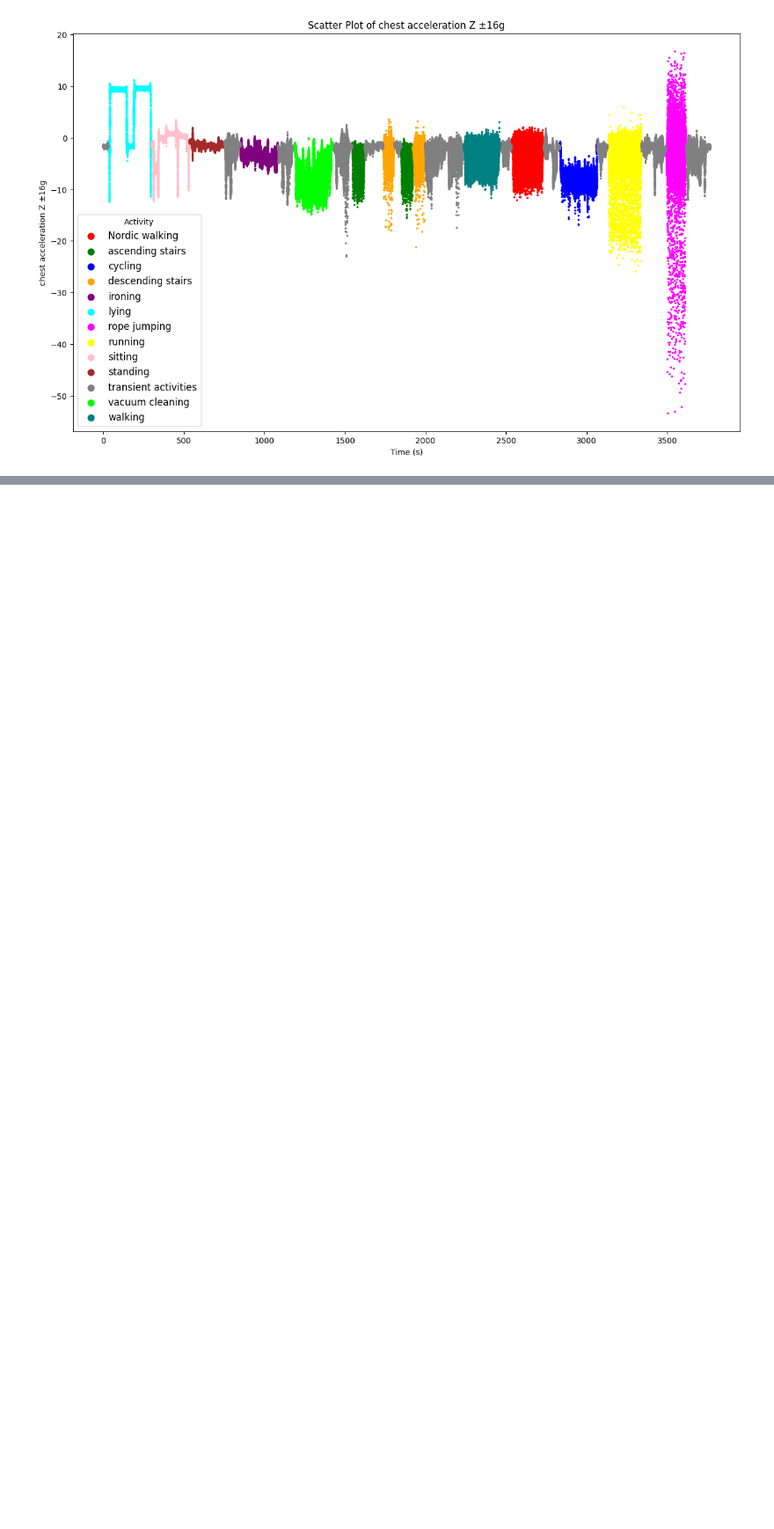
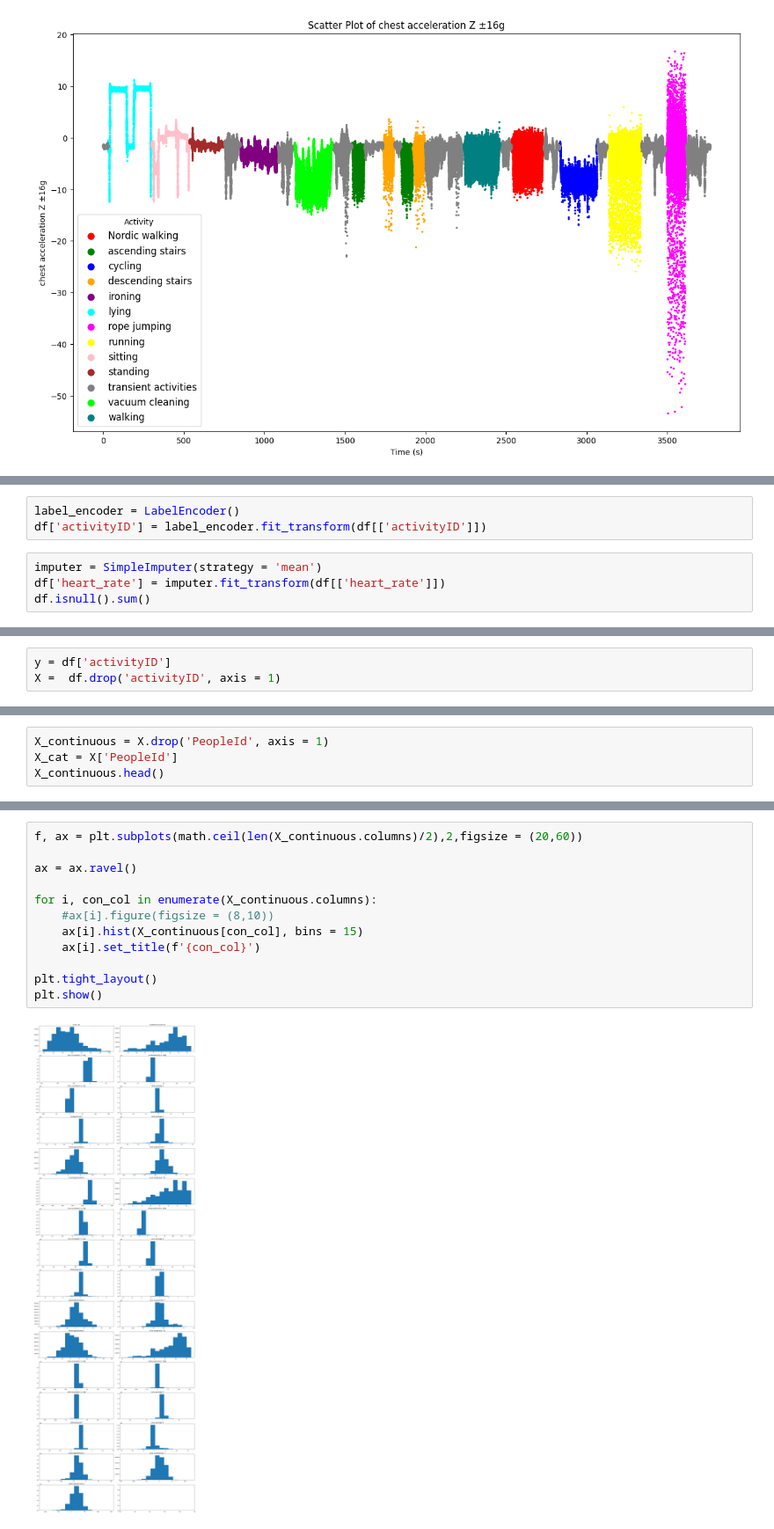
Before and after one commit to EdinsonSerrano1994/Pred_G13, a Jupyter notebook: Trabajo_Final.ipynb, the cells around one changed output, grey strips where cells are left out. Shown at 88% size. Saved outputs shown, nothing was run; the diff lists cells and outputs as text; blank space fills up the shorter version.

```diff
--- a/Trabajo_Final.ipynb
+++ b/Trabajo_Final.ipynb
@@ -160,0 +172,7 @@ for feature in features:
+# %%
+label_encoder = LabelEncoder()
+df['activityID'] = label_encoder.fit_transform(df[['activityID']])
+# %%
+imputer = SimpleImputer(strategy = 'mean')
+df['heart_rate'] = imputer.fit_transform(df[['heart_rate']])
+df.isnull().sum()
@@ -160,0 +197,3 @@ for feature in features:
+# %%
+y = df['activityID']
+X =  df.drop('activityID', axis = 1)
@@ -160,0 +259,4 @@ for feature in features:
+# %%
+X_continuous = X.drop('PeopleId', axis = 1)
+X_cat = X['PeopleId']
+X_continuous.head()
@@ -160,0 +271,14 @@ for feature in features:
+# %%
+f, ax = plt.subplots(math.ceil(len(X_continuous.columns)/2),2,figsize = (20,60))
+
+ax = ax.ravel()
+
+for i, con_col in enumerate(X_continuous.columns):
+    #ax[i].figure(figsize = (8,10))
+    ax[i].hist(X_continuous[con_col], bins = 15)
+    ax[i].set_title(f'{con_col}')
+
+plt.tight_layout()
+plt.show()
+# %% [output]
+[figure, added]
```
Also changed, not shown: parts of 9 cells of this notebook.
